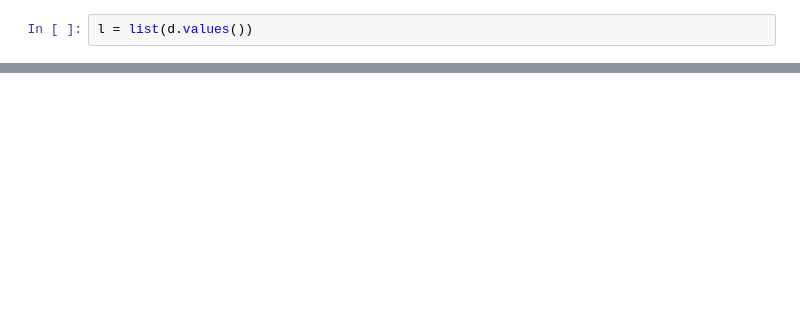
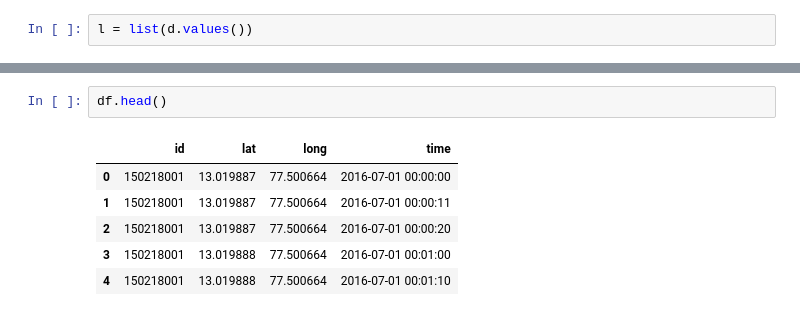
Before and after one commit to JAGATDEEPJP/BMTC, a Jupyter notebook: Graph Plot.ipynb, the cells around one changed output, grey strips where cells are left out. Drawn from its saved outputs; the diff is of its cells as text; blank space fills up the shorter version.

```diff
--- a/Graph Plot.ipynb
+++ b/Graph Plot.ipynb
@@ -64,0 +281,9 @@ print(d)
+# %%
+df.head()
+# %% [output]
+|  | id | lat | long | time |
+| 0 | 150218001 | 13.019887 | 77.500664 | 2016-07-01 00:00:00 |
+| 1 | 150218001 | 13.019887 | 77.500664 | 2016-07-01 00:00:11 |
+| 2 | 150218001 | 13.019887 | 77.500664 | 2016-07-01 00:00:20 |
+| 3 | 150218001 | 13.019888 | 77.500664 | 2016-07-01 00:01:00 |
+| 4 | 150218001 | 13.019888 | 77.500664 | 2016-07-01 00:01:10 |
```
Also changed, not shown: parts of 40 cells of this notebook.
